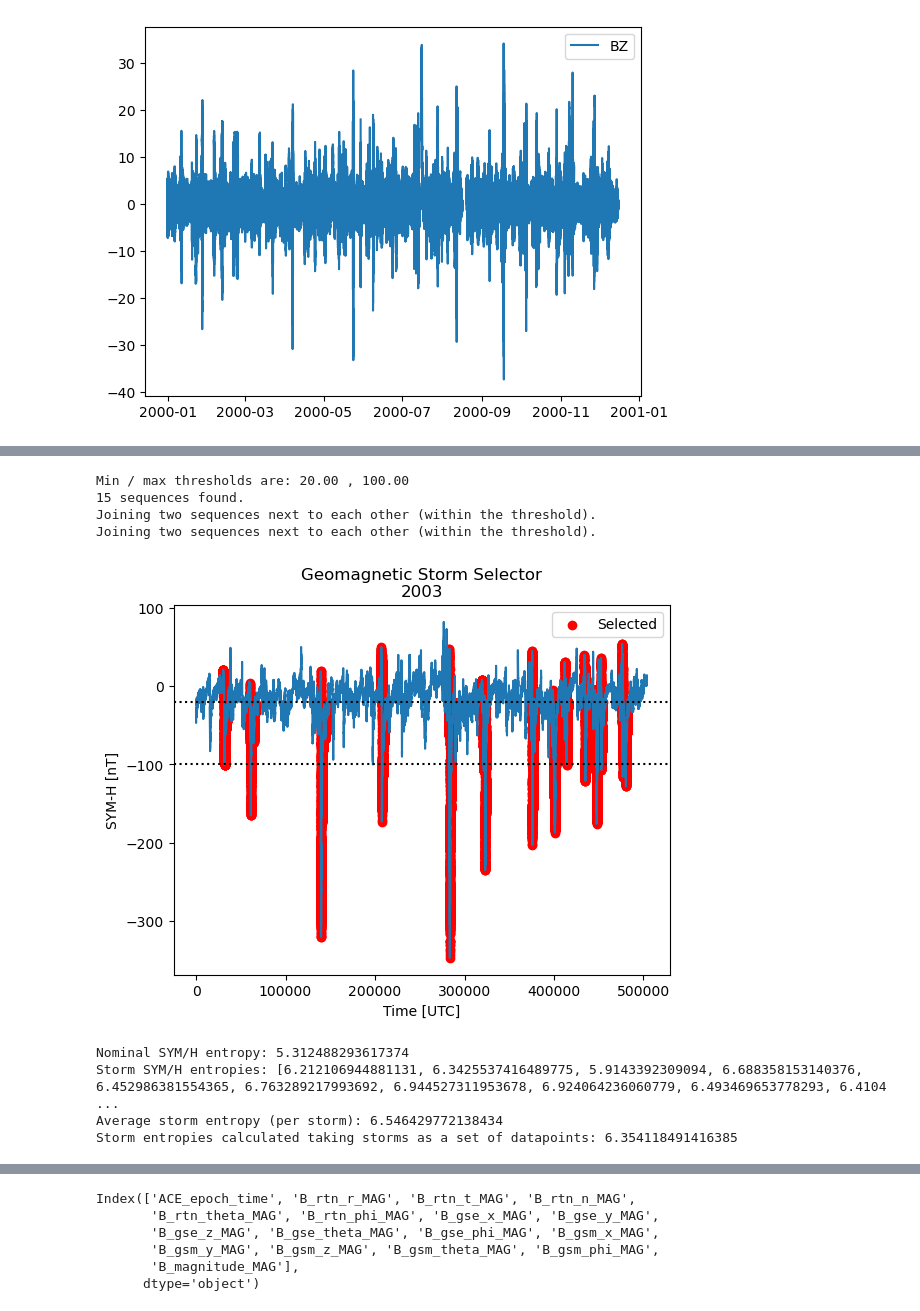
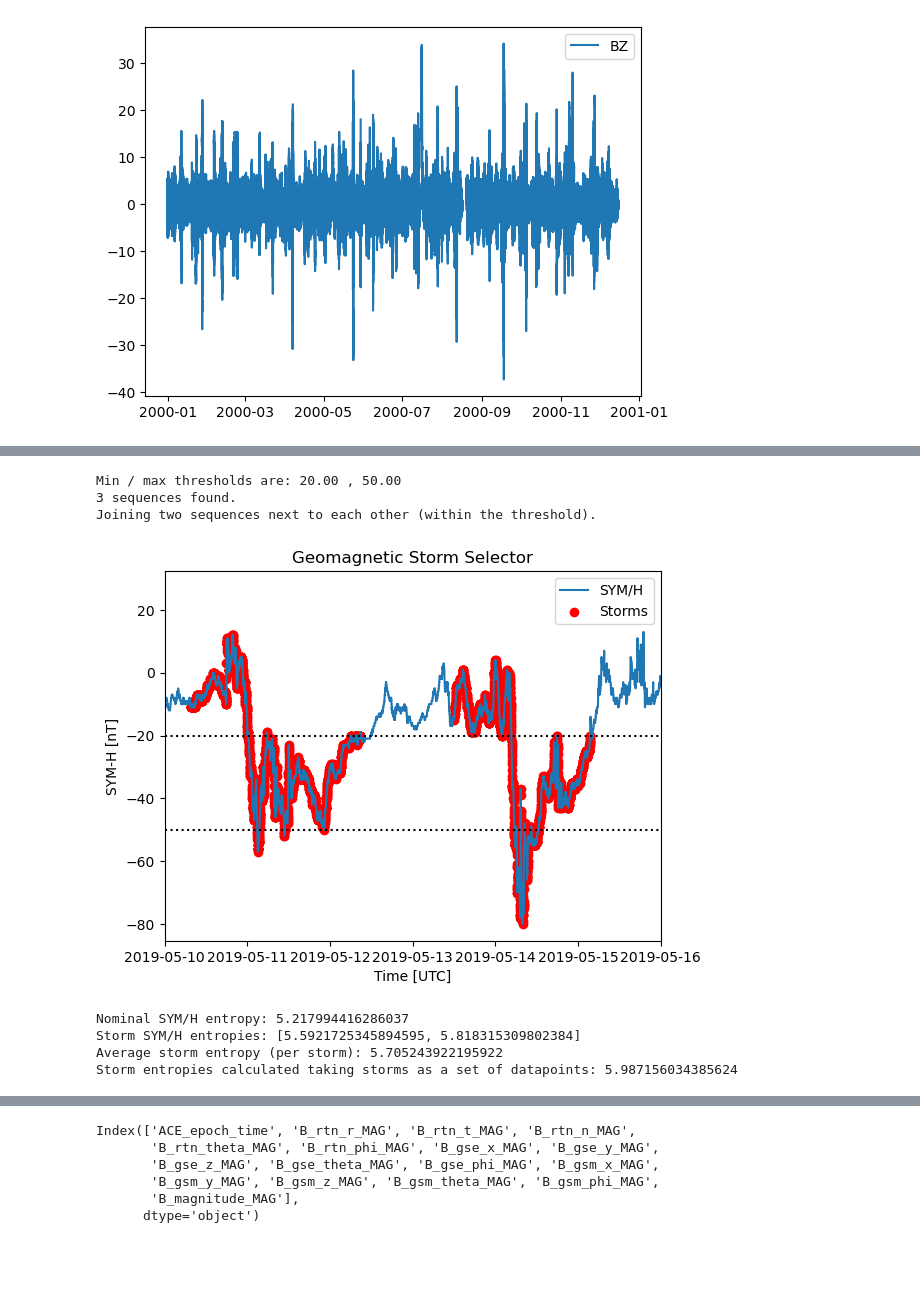
Before and after one commit to Sat-Nav/UROP2024, a Jupyter notebook: src/tests.ipynb, the cells around one changed output, grey strips where cells are left out. Cells and saved outputs as stored; diff of their text form; code cells hidden in the pictures; blank space fills up the shorter version.

Commit message:
identified interesting period in march 2019 and slightly generalised the CDAWeb function (needs to be adjusted so it can accept the final format of CDA .cdf file)

```diff
--- a/src/tests.ipynb
+++ b/src/tests.ipynb
@@ -84,0 +54,7 @@ markdown_entropy_matrix(df)
+# %%
+df = read_OMNI(
+    filepath="../OMNI/datasets/2019_storm_test_SMH-H.txt",
+    formatpath="../OMNI/data_format/2019_storm_test_SMH-H_format.txt",
+)
+plt.plot(df["Datetime"], df["SYM/H"], label="SYM/H")
+plt.show()
@@ -85,25 +63,25 @@ markdown_entropy_matrix(df)
 # %%
-inds, ranges=findSeq(-df["SYM/H"],20,100,6*60, return_ranges=True)
+lower_thresh, upper_thresh = 20, 50
+inds, ranges=findSeq(-df["SYM/H"],lower_thresh,upper_thresh,6*60, return_ranges=True)
 # plt.plot(df["Datetime"], df["SYM/H, nT"])
 # %% [output]
-Min / max thresholds are: 20.00 , 100.00
-15 sequences found.
+Min / max thresholds are: 20.00 , 50.00
+3 sequences found.
 Joining two sequences next to each other (within the threshold).
-Joining two sequences next to each other (within the threshold).
 # %%
 plt.figure()
-plt.plot(df["SYM/H"])
-plt.scatter(df["Datetime"].iloc[inds].index,df["SYM/H"].iloc[inds],color='r',label='Selected')
-plt.axhline(-20,color='k',linestyle=':')
-plt.axhline(-100,color='k',linestyle=':')
-plt.title('Geomagnetic Storm Selector\n2003')
+plt.plot(df["Datetime"], df["SYM/H"], label="SYM/H")
+plt.scatter(df["Datetime"].iloc[inds],df["SYM/H"].iloc[inds],color='r',label='Storms')
+plt.axhline(-lower_thresh,color='k',linestyle=':')
+plt.axhline(-upper_thresh,color='k',linestyle=':')
+plt.title('Geomagnetic Storm Selector')
 plt.xlabel('Time [UTC]')
 plt.ylabel('SYM-H [nT]')
-
+plt.xlim(datetime.datetime(2019, 5, 10), datetime.datetime(2019, 5, 16))
 plt.legend()
 plt.show()
 # %% [output]
-[figure, old version]
+[figure, new version]
 # %%
 storm_entropies = [H(df["SYM/H"].iloc[range(storm[0], storm[1])]) for storm in ranges]
 
@@ -112,10 +90,10 @@ print(f"Storm SYM/H entropies: {storm_entropies} \nAverage storm entropy (per st
 print(f"Storm entropies calculated taking storms as a set of datapoints: {H(df["SYM/H"].iloc[inds])}")
 # we can initially discern a large increase in information describing SYM/H
 # %% [output]
-Nominal SYM/H entropy: 5.312488293617374
-Storm SYM/H entropies: [6.212106944881131, 6.3425537416489775, 5.9143392309094, 6.688358153140376, 6.452986381554365, 6.763289217993692, 6.944527311953678, 6.924064236060779, 6.493469653778293, 6.4104 ...
-Average storm entropy (per storm): 6.546429772138434
-Storm entropies calculated taking storms as a set of datapoints: 6.354118491416385
+Nominal SYM/H entropy: 5.217994416286037
+Storm SYM/H entropies: [5.5921725345894595, 5.818315309802384]
+Average storm entropy (per storm): 5.705243922195922
+Storm entropies calculated taking storms as a set of datapoints: 5.987156034385624
 # %%
 # evaluating average entropies of all stats in a storm
 stormy_H = np.array([H(df[column].iloc[inds]) for column in list(df)[1:]])
```
Also changed, not shown: parts of 7 cells of this notebook, 4 other files.
